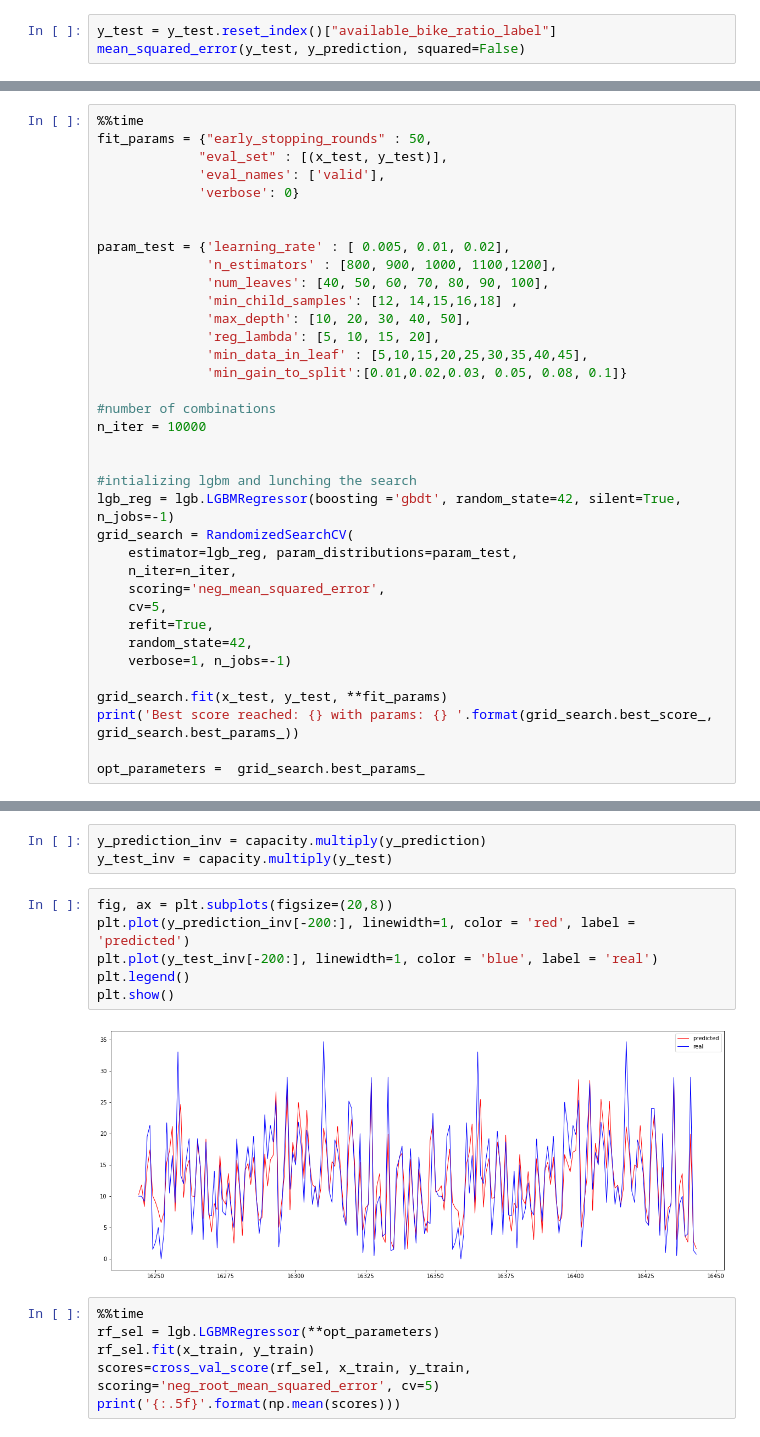
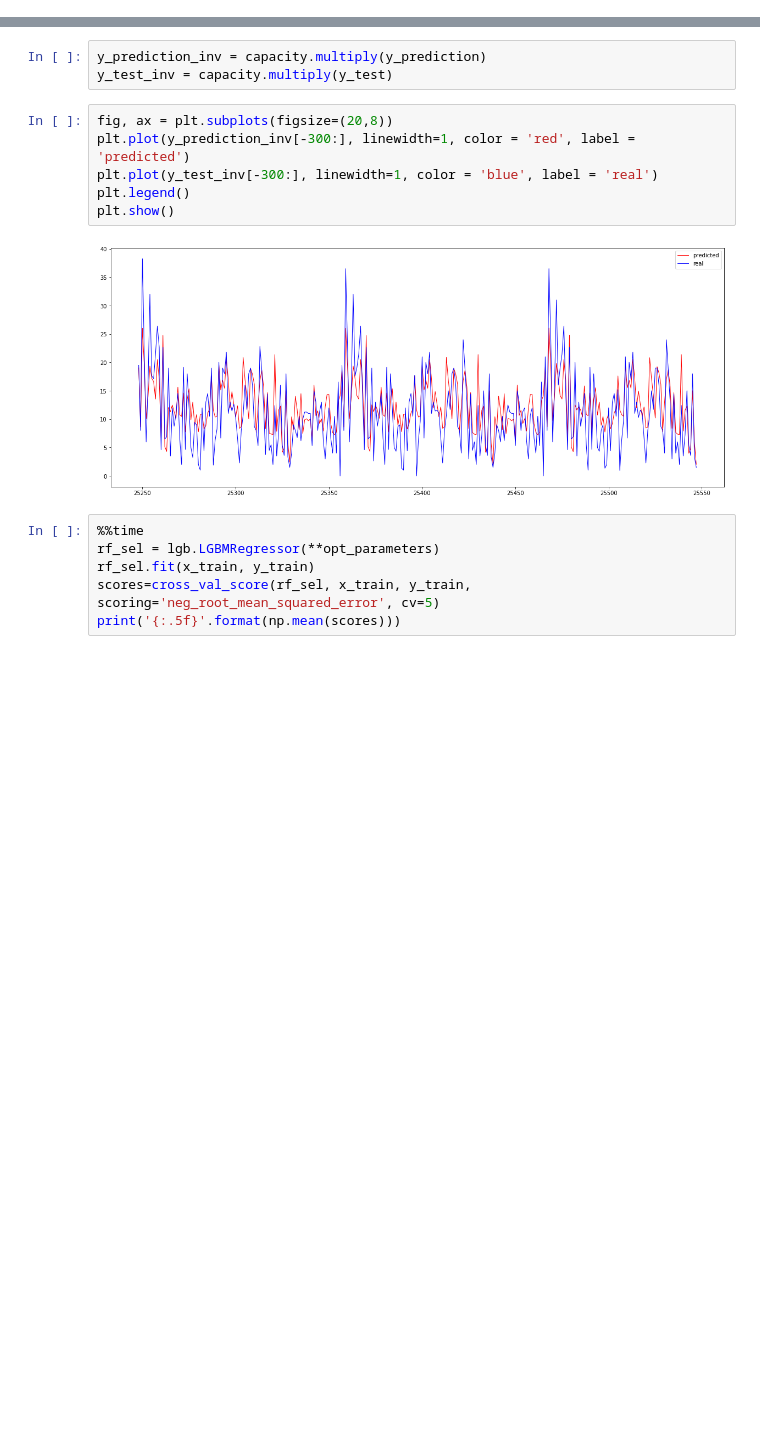
Before and after one commit to davidwu1010/dublin-bike, a Jupyter notebook: flask_app/templates/predictive_model_training.ipynb, the cells around one changed output, grey strips where cells are left out. Cells and saved outputs as stored; diff of their text form; blank space fills up the shorter version.

```diff
--- a/flask_app/templates/predictive_model_training.ipynb
+++ b/flask_app/templates/predictive_model_training.ipynb
@@ -385,3 +302,0 @@ Length: 16444, dtype: float64
-# %%
-y_test = y_test.reset_index()["available_bike_ratio_label"]
-mean_squared_error(y_test, y_prediction, squared=False)
@@ -398,36 +302,0 @@ plt.show()
-# %%
-%%time
-fit_params = {"early_stopping_rounds" : 50,
-             "eval_set" : [(x_test, y_test)],
-             'eval_names': ['valid'],
-             'verbose': 0}
-
-
-param_test = {'learning_rate' : [ 0.005, 0.01, 0.02],
-              'n_estimators' : [800, 900, 1000, 1100,1200],
-              'num_leaves': [40, 50, 60, 70, 80, 90, 100],
-              'min_child_samples': [12, 14,15,16,18] ,
-              'max_depth': [10, 20, 30, 40, 50],
-              'reg_lambda': [5, 10, 15, 20],
-              'min_data_in_leaf' : [5,10,15,20,25,30,35,40,45],
-              'min_gain_to_split':[0.01,0.02,0.03, 0.05, 0.08, 0.1]}
-
-#number of combinations
-n_iter = 10000
-
-
-#intializing lgbm and lunching the search
-lgb_reg = lgb.LGBMRegressor(boosting ='gbdt', random_state=42, silent=True, n_jobs=-1)
-grid_search = RandomizedSearchCV(
-    estimator=lgb_reg, param_distributions=param_test,
-    n_iter=n_iter,
-    scoring='neg_mean_squared_error',
-    cv=5,
-    refit=True,
-    random_state=42,
-    verbose=1, n_jobs=-1)
-
-grid_search.fit(x_test, y_test, **fit_params)
-print('Best score reached: {} with params: {} '.format(grid_search.best_score_, grid_search.best_params_))
-
-opt_parameters =  grid_search.best_params_
@@ -501,12 +357,12 @@ y_prediction_inv = capacity.multiply(y_prediction)
 y_test_inv = capacity.multiply(y_test)
 # %%
 fig, ax = plt.subplots(figsize=(20,8))
-plt.plot(y_prediction_inv[-200:], linewidth=1, color = 'red', label = 'predicted')
-plt.plot(y_test_inv[-200:], linewidth=1, color = 'blue', label = 'real')
+plt.plot(y_prediction_inv[-300:], linewidth=1, color = 'red', label = 'predicted')
+plt.plot(y_test_inv[-300:], linewidth=1, color = 'blue', label = 'real')
 plt.legend()
 plt.show()
 # %% [output]
-[figure, old version]
+[figure, new version]
 # %%
 %%time
 rf_sel = lgb.LGBMRegressor(**opt_parameters)
```
Also changed, not shown: parts of 25 cells of this notebook, 8 other files.
